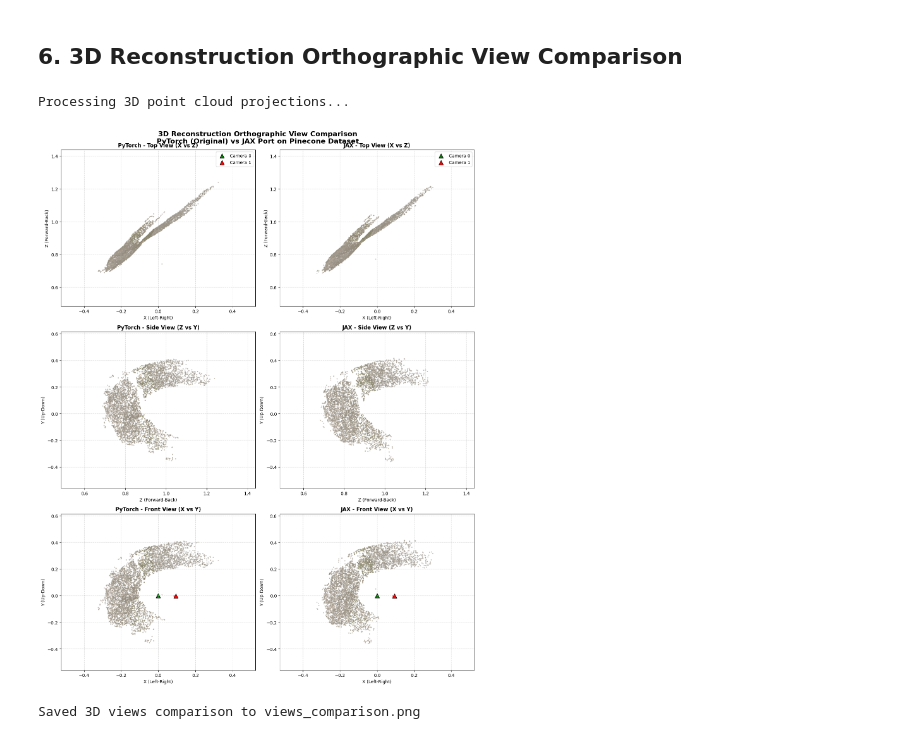
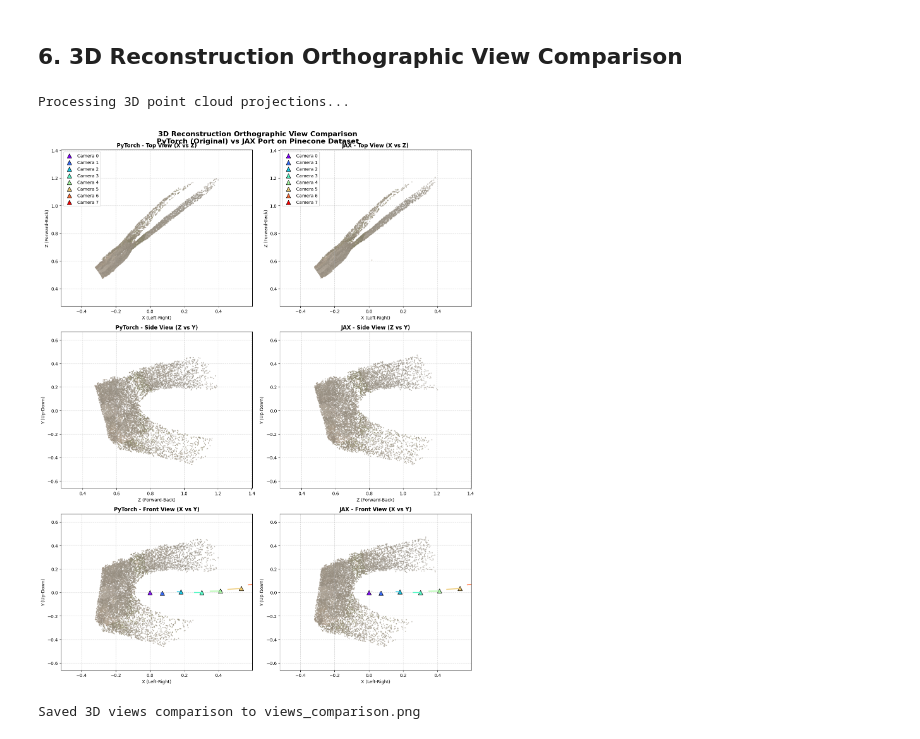
Before and after one commit to 1kaiser/vggt-omega-jax-webgpu, a Jupyter notebook: executed_inference_comparison.ipynb, the cells around one changed output. Cells and saved outputs as stored; diff of their text form; code cells hidden in the pictures.

```diff
--- a/executed_inference_comparison.ipynb
+++ b/executed_inference_comparison.ipynb
@@ -112,7 +112,7 @@ File vggt_omega_1b_512.msgpack.zst already exists. Skipping download.
 Load 2 images from the nerf real 360 pinecone dataset.
 # %%
 image_dir = "nerf_real_360/pinecone/images"
-image_paths = sorted(glob.glob(os.path.join(image_dir, "*")))[:2]
+image_paths = sorted(glob.glob(os.path.join(image_dir, "*")))[:8]
 print("Loading images:")
 for p in image_paths:
     print(f"  - {os.path.basename(p)}")
@@ -251,9 +257,13 @@ SUCCESS: All outputs match within the 1e-3 threshold!
 # %% [markdown]
 ## 5. Visualize Results
 # %%
-fig, axes = plt.subplots(2, 4, figsize=(18, 9))
+num_plot_frames = min(4, len(image_paths))
+fig, axes = plt.subplots(num_plot_frames, 4, figsize=(18, 4.5 * num_plot_frames))
 
-for i in range(2):
+if num_plot_frames == 1:
+    axes = np.expand_dims(axes, axis=0)
+
+for i in range(num_plot_frames):
     # Original Image
     img_np = (x_jax[0, i] * np.array([0.229, 0.224, 0.225]) + np.array([0.485, 0.456, 0.406])).clip(0, 1)
     axes[i, 0].imshow(img_np)
@@ -279,7 +289,7 @@ for i in range(2):
     axes[i, 3].axis("off")
     fig.colorbar(im_diff, ax=axes[i, 3], fraction=0.046, pad=0.04)
 
-plt.suptitle("PyTorch vs JAX Depth Comparison on Pinecone Dataset", fontsize=16)
+plt.suptitle(f"PyTorch vs JAX Depth Comparison on Pinecone Dataset (First {num_plot_frames} Frames)", fontsize=16)
 plt.tight_layout()
 plt.savefig("parity_comparison.png", dpi=150)
 plt.show()
@@ -368,8 +378,8 @@ def process_run(world_points, extrinsics, confidence, colors):
         flat_points = flat_points[mask]
         flat_colors = flat_colors[mask]
 
-    if len(flat_points) > 5000:
-        idx = np.random.choice(len(flat_points), 5000, replace=False)
+    if len(flat_points) > 10000:
+        idx = np.random.choice(len(flat_points), 10000, replace=False)
         flat_points = flat_points[idx]
         flat_colors = flat_colors[idx]
 
@@ -386,17 +396,20 @@ views = [
     ("Front View (X vs Y)", 0, 1, "X (Left-Right)", "Y (Up-Down)", True)
 ]
 
+T = len(pt_cams)
+cmap_cam = plt.cm.rainbow(np.linspace(0, 1, T))
+
 for row, (view_title, d1, d2, l1, l2, inv_y) in enumerate(views):
     # PyTorch Column
     ax_pt = axes[row, 0]
     ax_pt.scatter(pt_pts[:, d1], pt_pts[:, d2], c=pt_clrs, s=2, alpha=0.6)
 
-    colors_cam = ["green", "red"]
-    for idx in range(len(pt_cams)):
+    for idx in range(T):
         c_pos = pt_cams[idx]
         c_dir = pt_dirs[idx]
-        ax_pt.scatter(c_pos[d1], c_pos[d2], c=colors_cam[idx], marker="^", s=100, edgecolors="black", label=f"Camera {idx}" if row==0 else "")
-        ax_pt.plot([c_pos[d1], c_pos[d1] + 0.15 * c_dir[d1]], [c_pos[d2], c_pos[d2] + 0.15 * c_dir[d2]], color=colors_cam[idx], linewidth=2)
+        c_color = cmap_cam[idx]
+        ax_pt.scatter(c_pos[d1], c_pos[d2], color=c_color, marker="^", s=100, edgecolors="black", label=f"Camera {idx}" if row==0 else "")
+        ax_pt.plot([c_pos[d1], c_pos[d1] + 0.15 * c_dir[d1]], [c_pos[d2], c_pos[d2] + 0.15 * c_dir[d2]], color=c_color, linewidth=2)
 
     ax_pt.set_title(f"PyTorch - {view_title}", fontsize=12, fontweight="bold")
     ax_pt.set_xlabel(l1)
@@ -411,37 +424,38 @@ for row, (view_title, d1, d2, l1, l2, inv_y) in enumerate(views):
     ax_jax = axes[row, 1]
     ax_jax.scatter(jax_pts[:, d1], jax_pts[:, d2], c=jax_clrs, s=2, alpha=0.6)
 
-    for idx in range(len(jax_cams)):
+    for idx in range(T):
         c_pos = jax_cams[idx]
         c_dir = jax_dirs[idx]
-        ax_jax.scatter(c_pos[d1], c_pos[d2], c=colors_cam[idx], marker="^", s=100, edgecolors="black", label=f"Camera {idx}" if row==0 else "")
-        ax_jax.plot([c_pos[d1], c_pos[d1] + 0.15 * c_dir[d1]], [c_pos[d2], c_pos[d2] + 0.15 * c_dir[d2]], color=colors_cam[idx], linewidth=2)
+        c_color = cmap_cam[idx]
+        ax_jax.scatter(c_pos[d1], c_pos[d2], color=c_color, marker="^", s=100, edgecolors="black", label=f"Camera {idx}" if row==0 else "")
+        ax_jax.plot([c_pos[d1], c_pos[d1] + 0.15 * c_dir[d1]], [c_pos[d2], c_pos[d2] + 0.15 * c_dir[d2]], color=c_color, linewidth=2)
 
     ax_jax.set_title(f"JAX - {view_title}", fontsize=12, fontweight="bold")
     ax_jax.set_xlabel(l1)
     ax_jax.set_ylabel(l2)
     ax_jax.grid(True, linestyle="--", alpha=0.5)
     if inv_y:
         ax_jax.invert_yaxis()
     if row == 0:
         ax_jax.legend()
 
     min_d1 = min(pt_pts[:, d1].min(), jax_pts[:, d1].min()) - 0.2
     max_d1 = max(pt_pts[:, d1].max(), jax_pts[:, d1].max()) + 0.2
     min_d2 = min(pt_pts[:, d2].min(), jax_pts[:, d2].min()) - 0.2
     max_d2 = max(pt_pts[:, d2].max(), jax_pts[:, d2].max()) + 0.2
 
     ax_pt.set_xlim(min_d1, max_d1)
     ax_pt.set_ylim(min_d2, max_d2)
     ax_jax.set_xlim(min_d1, max_d1)
     ax_jax.set_ylim(min_d2, max_d2)
 
 plt.suptitle("3D Reconstruction Orthographic View Comparison\nPyTorch (Original) vs JAX Port on Pinecone Dataset", fontsize=16, fontweight="bold")
 plt.tight_layout()
 plt.savefig("views_comparison.png", dpi=150)
 plt.show()
 print("Saved 3D views comparison to views_comparison.png")
 # %% [output]
 Processing 3D point cloud projections...
-[figure, old version]
+[figure, new version]
 Saved 3D views comparison to views_comparison.png
```
Also changed, not shown: parts of 5 cells of this notebook, 6 other files.
